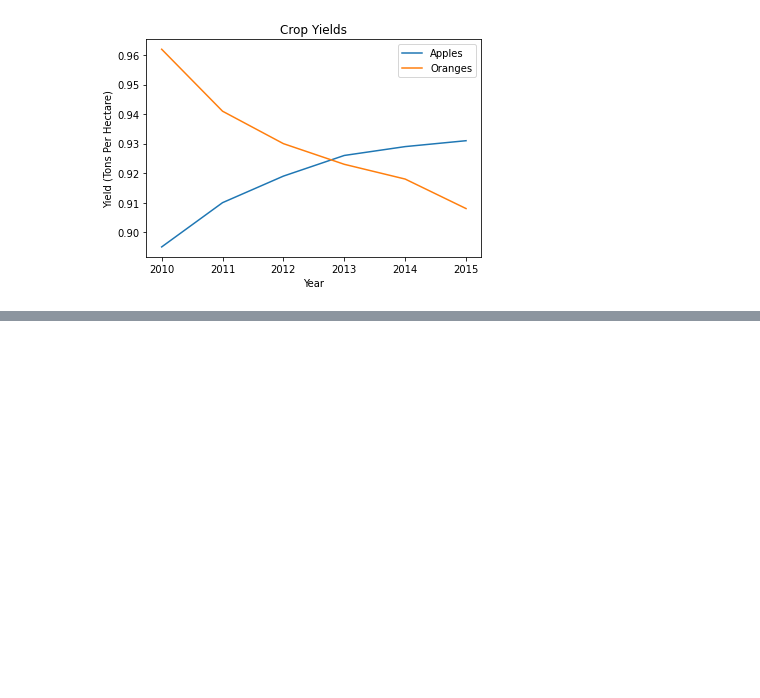
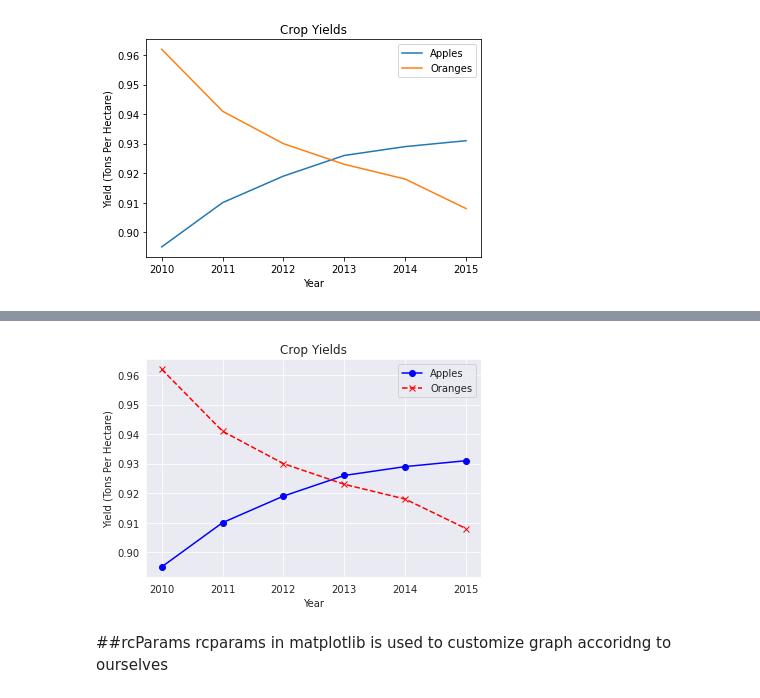
Before and after one commit to PriyanshSaxena25/data_analysis, a Jupyter notebook: Visualization1.ipynb, the cells around one changed output, grey strips where cells are left out. Cells and saved outputs as stored; diff of their text form; code cells hidden in the pictures; blank space fills up the shorter version.

```diff
--- a/Visualization1.ipynb
+++ b/Visualization1.ipynb
@@ -54,0 +83,11 @@ plt.legend(['Apples',"Oranges"]);
+# %%
+sns.set_style('whitegrid') #applies globally
+# %%
+plt.plot(years,yield_apples, 'o-b')
+plt.plot(years,oranges,'x--r')
+plt.xlabel('Year')
+plt.ylabel('Yield (Tons Per Hectare)')
+plt.title("Crop Yields")
+plt.legend(['Apples',"Oranges"]);
+# %% [output]
+[figure, added]
@@ -54,0 +96,3 @@ plt.legend(['Apples',"Oranges"]);
+# %% [markdown]
+##rcParams
+rcparams in matplotlib is used to customize graph accoridng to ourselves
```
Also changed, not shown: parts of 7 cells of this notebook.
